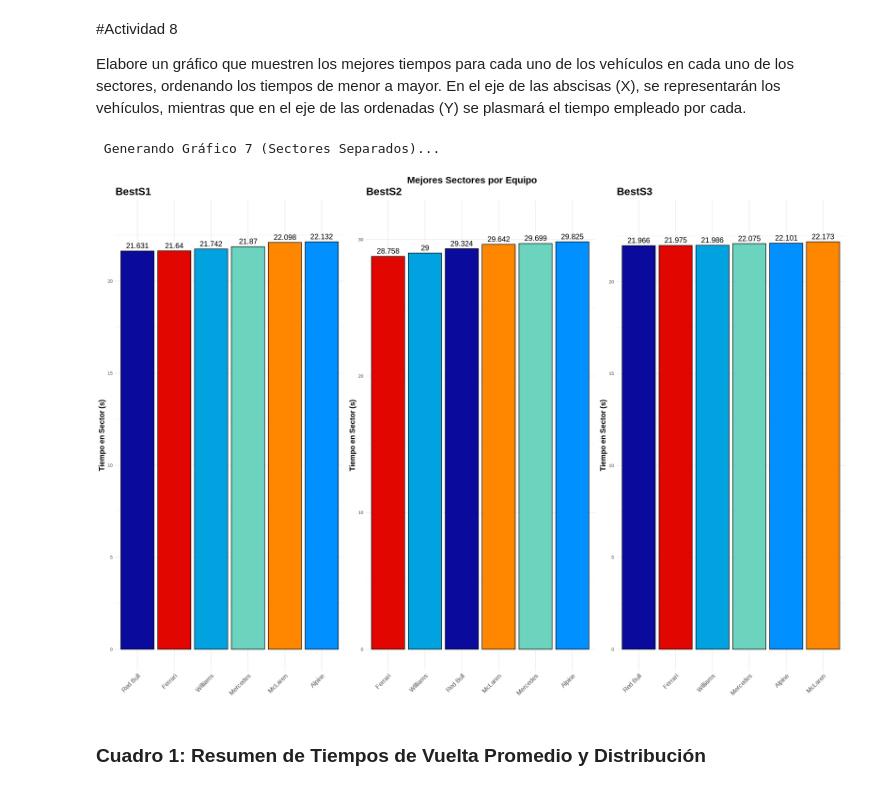
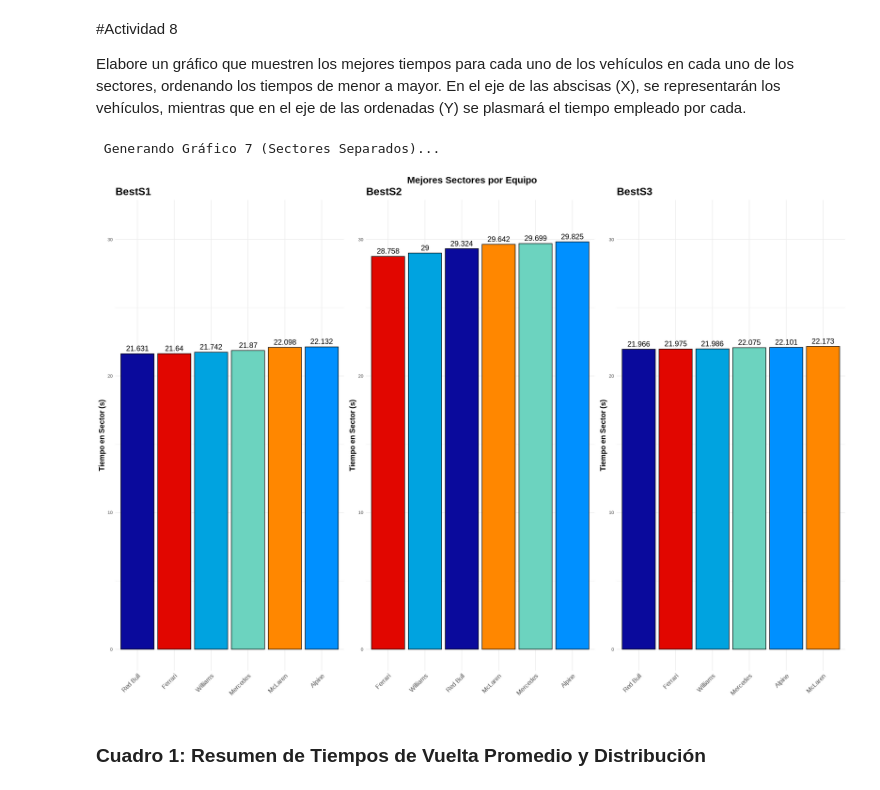
Before and after one commit to LuppeCh/F1EDA, a Jupyter notebook: Exploración_de_Datos_Trabajo_Final.ipynb, the cells around one changed output. Drawn from its saved outputs; the diff is of its cells as text; code cells hidden in the pictures.

```diff
--- a/Exploración_de_Datos_Trabajo_Final.ipynb
+++ b/Exploración_de_Datos_Trabajo_Final.ipynb
@@ -1642,58 +1642,76 @@ best_sector_times <- telemetria_vueltas_invalidadas %>%
   group_by(carId, lap_number, sector) %>%
   summarise(
     sector_time = max(lap_time, na.rm = TRUE) - min(lap_time, na.rm = TRUE),
-    .groups = 'drop'
+    .groups = "drop"
   ) %>%
   group_by(carId, sector) %>%
   summarise(
     best_sector_time = min(sector_time, na.rm = TRUE),
-    .groups = 'drop'
+    .groups = "drop"
   )
 
 tabla_mejores <- best_sector_times %>%
-  pivot_wider(names_from = sector, values_from = best_sector_time, names_prefix = "Best")
+  pivot_wider(
+    names_from  = sector,
+    values_from = best_sector_time,
+    names_prefix = "Best"
+  )
 
 sectores_long <- tabla_mejores %>%
   select(carId, BestS1, BestS2, BestS3) %>%
-  pivot_longer(cols = -carId, names_to = "Sector", values_to = "Tiempo") %>%
-  mutate(full_carId = recode(carId, !!!full_team_names))
+  pivot_longer(
+    cols = -carId,
+    names_to = "Sector",
+    values_to = "Tiempo"
+  ) %>%
+  mutate(
+    full_carId = recode(carId, !!!full_team_names)
+  )
 
-plot_sector <- function(data, sec) {
+max_tiempo_global <- max(sectores_long$Tiempo, na.rm = TRUE)
+
+plot_sector <- function(data, sec, max_y) {
   df_s <- data %>%
     filter(Sector == sec)
+
   ggplot(df_s, aes(x = reorder(full_carId, Tiempo), y = Tiempo, fill = carId)) +
     geom_col(color = "black") +
     geom_text(aes(label = round(Tiempo, 3)), vjust = -0.5, size = 5) +
     scale_fill_manual(values = colores_f1) +
-    coord_cartesian(ylim = c(0, max(df_s$Tiempo, na.rm = TRUE) * 1.05)) +
-    labs(title = sec, x = NULL, y = "Tiempo en Sector (s)") +
+    coord_cartesian(ylim = c(0, max_y * 1.05)) +
+    labs(
+      title = sec,
+      x = NULL,
+      y = "Tiempo en Sector (s)"
+    ) +
     theme_minimal() +
     theme(
       legend.position = "none",
       axis.text.x = element_text(angle = 45, hjust = 1, size = 12),
       axis.title.y = element_text(size = 14, face = "bold"),
       plot.title = element_text(size = 20, face = "bold")
     )
 }
 
 cat("\n Generando Gráfico 7 (Sectores Separados)...\n")
-p_s1 <- plot_sector(sectores_long, "BestS1")
-p_s2 <- plot_sector(sectores_long, "BestS2")
-p_s3 <- plot_sector(sectores_long, "BestS3")
+
+p_s1 <- plot_sector(sectores_long, "BestS1", max_tiempo_global)
+p_s2 <- plot_sector(sectores_long, "BestS2", max_tiempo_global)
+p_s3 <- plot_sector(sectores_long, "BestS3", max_tiempo_global)
 
 grid.arrange(
   p_s1,
   p_s2,
   p_s3,
   ncol = 3,
   top = textGrob(
     "Mejores Sectores por Equipo",
     gp = gpar(fontsize = 18, fontface = "bold")
   )
 )
 # %% [output]
  Generando Gráfico 7 (Sectores Separados)...
-[figure, old version]
+[figure, new version]
 # %% [markdown]
 ### Cuadro 1: Resumen de Tiempos de Vuelta Promedio y Distribución
 # %%
```
Also changed, not shown: parts of 1 cell of this notebook.
